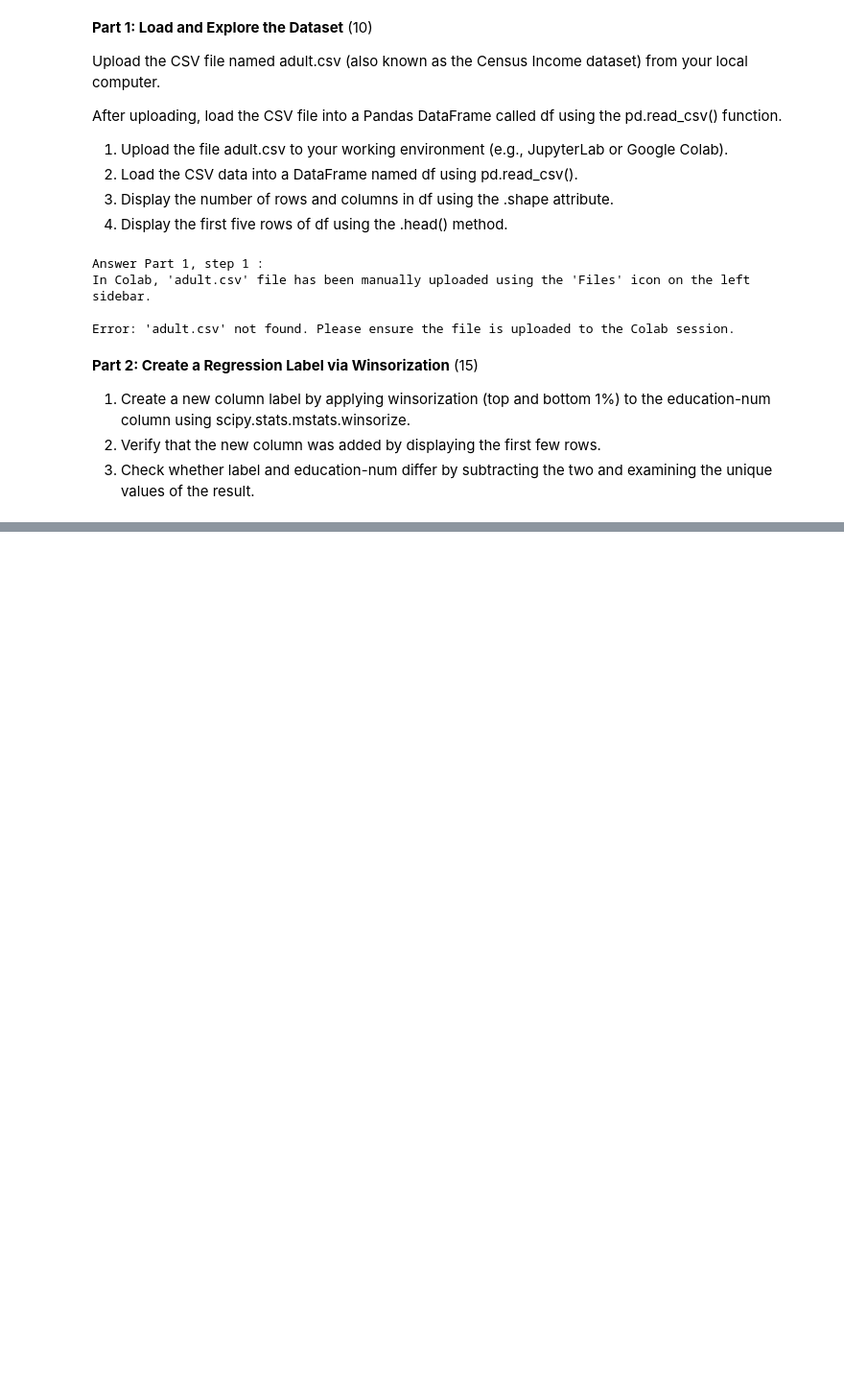
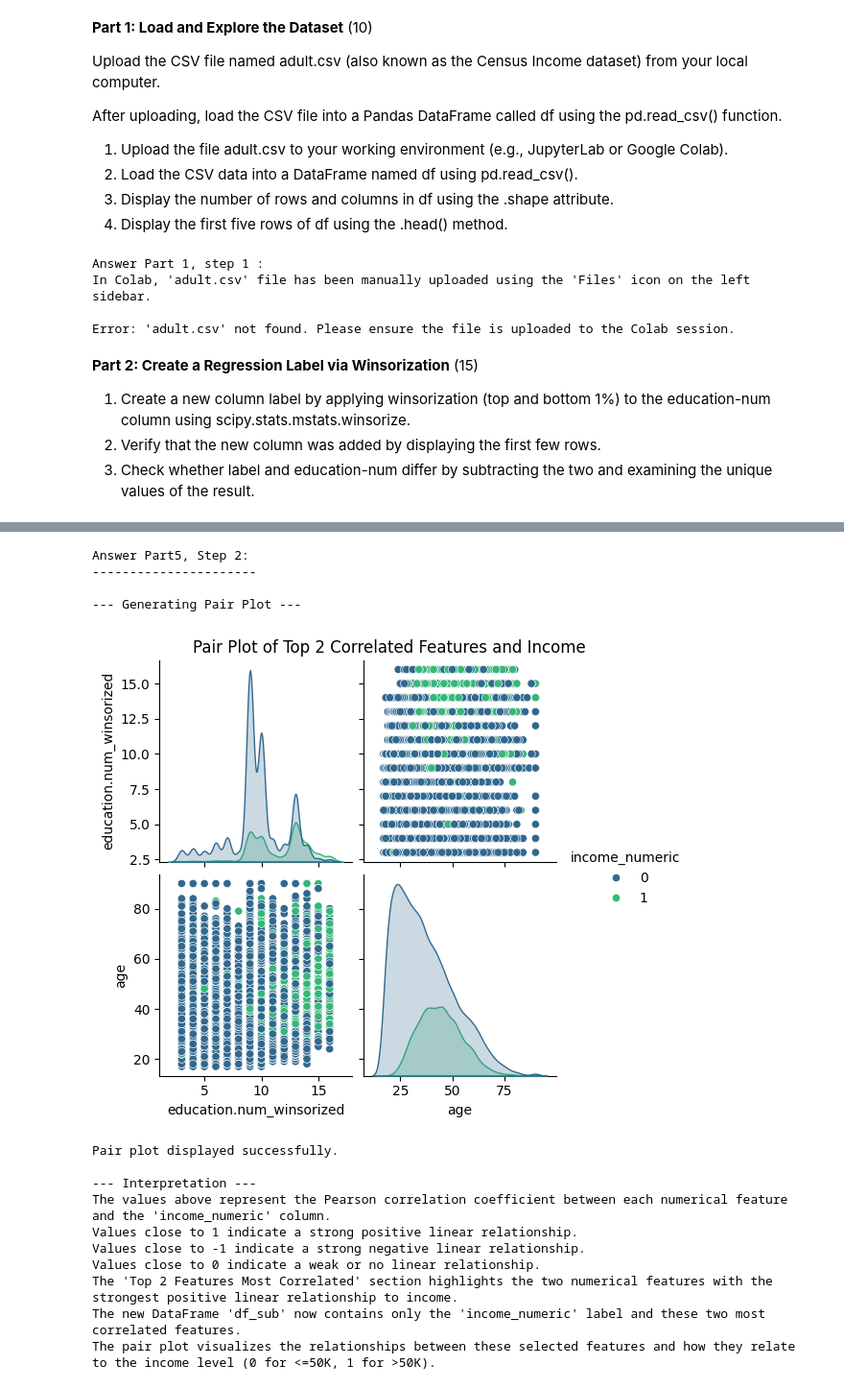
Before and after one commit to iotpelican/ml-llm-course-work, a Jupyter notebook: ss_T27_hw_02_main.ipynb, the cells around one changed output, grey strips where cells are left out. Shown: that part at 96% size. Cells and saved outputs as stored; diff of their text form; code cells hidden in the pictures; blank space fills up the shorter version.

```diff
--- a/ss_T27_hw_02_main.ipynb
+++ b/ss_T27_hw_02_main.ipynb
@@ -159,0 +535,15 @@ NameError: name 'df' is not defined
+# %%
+
+print("\n\nAnswer Part4, Step 3:")
+print("-" * 22)
+
+# Save the names of these two features in a Python list called top_two_corr
+top_two_corr = top_2_features.index.tolist()
+print(f"\nNames of the top two correlated features: {top_two_corr}")
+
+print("\n--- Interpretation ---")
+print("The values above represent the Pearson correlation coefficient between each numerical feature and the 'income_numeric' column.")
+print("Values close to 1 indicate a strong positive linear relationship.")
+print("Values close to -1 indicate a strong negative linear relationship.")
+print("Values close to 0 indicate a weak or no linear relationship.")
+print("The 'Top 2 Features Most Correlated' section highlights the two numerical features with the strongest positive linear relationship to income.")
@@ -159,0 +615,45 @@ NameError: name 'df' is not defined
+# %%
+print("\n\nAnswer Part5, Step 2:")
+print("-" * 22)
+
+#Need to include seaborn matplot
+import seaborn as sns
+import matplotlib.pyplot as plt
+
+# Generate a pair plot using Seaborn ---
+print("\n--- Generating Pair Plot ---")
+if not df_sub.empty:
+    # Create a pair plot to visualize relationships
+    # Hue is set to 'income_numeric' to show distribution by income level
+    sns.pairplot(df_sub, hue='income_numeric', palette='viridis')
+    plt.suptitle('Pair Plot of Top 2 Correlated Features and Income', y=1.02) # Add a title
+    plt.show()
+    print("\nPair plot displayed successfully.")
+else:
+    print("\nCannot generate pair plot: 'df_sub' is empty or not created.")
+
+
+print("\n--- Interpretation ---")
+print("The values above represent the Pearson correlation coefficient between each numerical feature and the 'income_numeric' column.")
+print("Values close to 1 indicate a strong positive linear relationship.")
+print("Values close to -1 indicate a strong negative linear relationship.")
+print("Values close to 0 indicate a weak or no linear relationship.")
+print("The 'Top 2 Features Most Correlated' section highlights the two numerical features with the strongest positive linear relationship to income.")
+print("The new DataFrame 'df_sub' now contains only the 'income_numeric' label and these two most correlated features.")
+print("The pair plot visualizes the relationships between these selected features and how they relate to the income level (0 for <=50K, 1 for >50K).")
+# %% [output]
+Answer Part5, Step 2:
+----------------------
+
+--- Generating Pair Plot ---
+[figure, added]
+Pair plot displayed successfully.
+
+--- Interpretation ---
+The values above represent the Pearson correlation coefficient between each numerical feature and the 'income_numeric' column.
+Values close to 1 indicate a strong positive linear relationship.
+Values close to -1 indicate a strong negative linear relationship.
+Values close to 0 indicate a weak or no linear relationship.
+The 'Top 2 Features Most Correlated' section highlights the two numerical features with the strongest positive linear relationship to income.
+The new DataFrame 'df_sub' now contains only the 'income_numeric' label and these two most correlated features.
+The pair plot visualizes the relationships between these selected features and how they relate to the income level (0 for <=50K, 1 for >50K).
```
Also changed, not shown: parts of 14 cells of this notebook.
